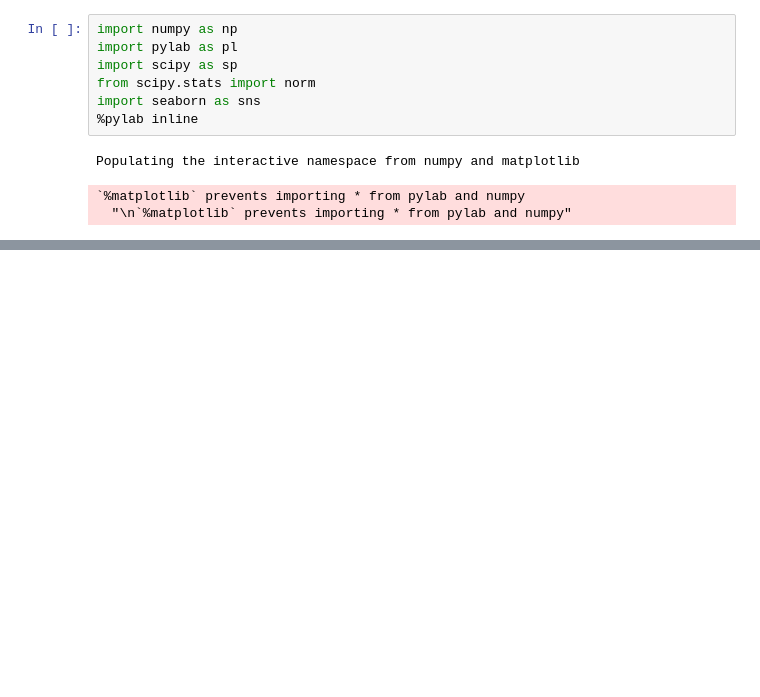
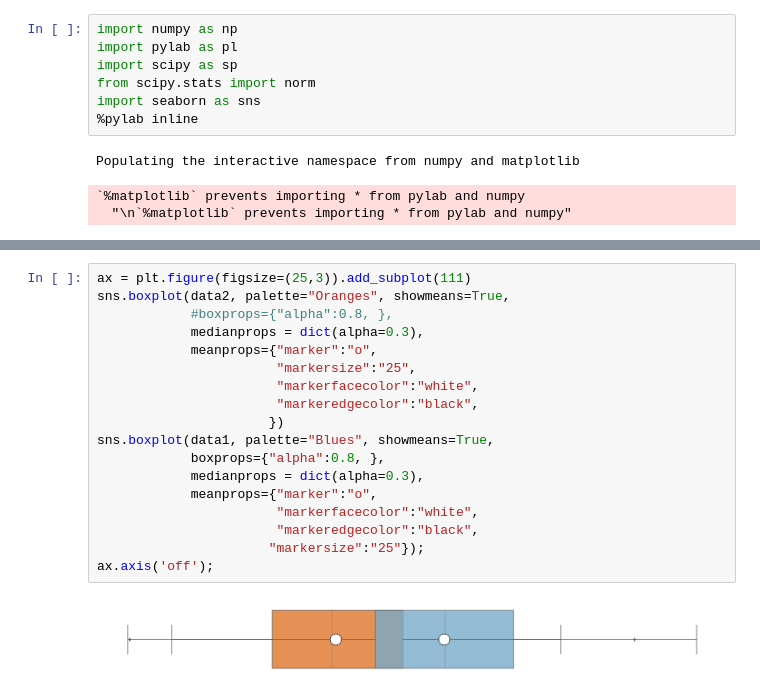
Before and after one commit to fedhere/PUS2020_FBianco, a Jupyter notebook: nbsforslides/distributions.ipynb, the cells around one changed output, grey strips where cells are left out. Drawn from its saved outputs; the diff is of its cells as text; blank space fills up the shorter version.

```diff
--- a/nbsforslides/distributions.ipynb
+++ b/nbsforslides/distributions.ipynb
@@ -72,0 +76,20 @@ y, x, p = pl.hist(data, alpha=0.5)
+# %%
+ax = plt.figure(figsize=(25,3)).add_subplot(111)
+sns.boxplot(data2, palette="Oranges", showmeans=True,
+            #boxprops={"alpha":0.8, },
+            medianprops = dict(alpha=0.3),
+            meanprops={"marker":"o",
+                       "markersize":"25",
+                       "markerfacecolor":"white",
+                       "markeredgecolor":"black",
+                      })
+sns.boxplot(data1, palette="Blues", showmeans=True,
+            boxprops={"alpha":0.8, },
+            medianprops = dict(alpha=0.3),
+            meanprops={"marker":"o",
+                       "markerfacecolor":"white",
+                       "markeredgecolor":"black",
+                      "markersize":"25"});
+ax.axis('off');
+# %% [output]
+[figure, added]
```
Also changed, not shown: parts of 14 cells of this notebook.
